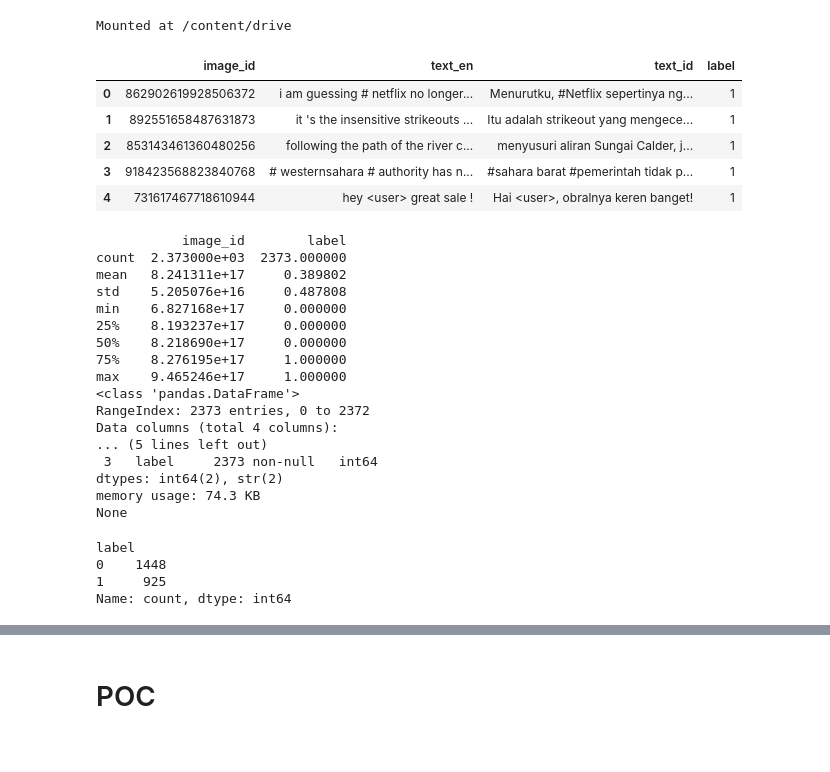
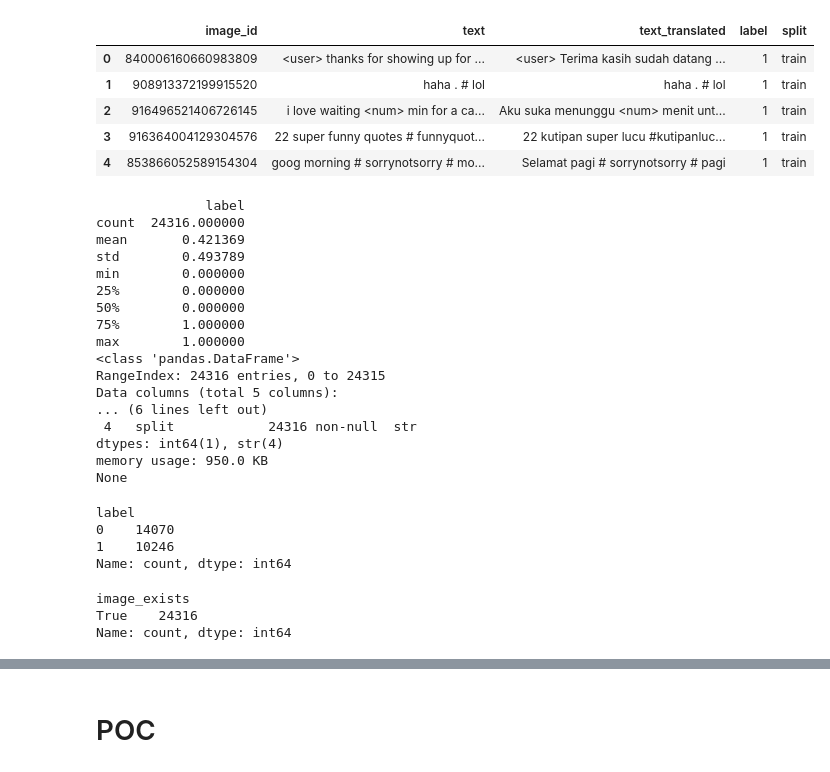
Before and after one commit to Yanfiq/bukan-skripsi, a Jupyter notebook: notebooks/1st_exp/main.ipynb, the cells around one changed output, grey strips where cells are left out. Cells and saved outputs as stored; diff of their text form; code cells hidden in the pictures.

```diff
--- a/notebooks/1st_exp/main.ipynb
+++ b/notebooks/1st_exp/main.ipynb
@@ -32,46 +50,61 @@ dataset.csv         100%[===================>] 463.32K  --.-KB/s    in 0.007s
-# %%
-from google.colab import drive
-drive.mount('/content/drive')
-# %% [output]
-Mounted at /content/drive
 # %%
-df = pd.read_csv("./dataset/dataset.csv", encoding="utf-8")
+df = pd.read_csv("./dataset/dataset_translated.csv", delimiter=";", encoding="utf-8", dtype={"image_id": str, "label": int})
 
 df.head()
 # %% [output]
-|  | image_id | text_en | text_id | label |
-| 0 | 862902619928506372 | i am guessing # netflix no longer... | Menurutku, #Netflix sepertinya ng... | 1 |
-| 1 | 892551658487631873 | it 's the insensitive strikeouts ... | Itu adalah strikeout yang mengece... | 1 |
-| 2 | 853143461360480256 | following the path of the river c... | menyusuri aliran Sungai Calder, j... | 1 |
-| 3 | 918423568823840768 | # westernsahara # authority has n... | #sahara barat #pemerintah tidak p... | 1 |
-| 4 | 731617467718610944 | hey <user> great sale ! | Hai <user>, obralnya keren banget! | 1 |
+|  | image_id | text | text_translated | label | split |
+| 0 | 840006160660983809 | <user> thanks for showing up for ... | <user> Terima kasih sudah datang ... | 1 | train |
+| 1 | 908913372199915520 | haha . # lol | haha . # lol | 1 | train |
+| 2 | 916496521406726145 | i love waiting <num> min for a ca... | Aku suka menunggu <num> menit unt... | 1 | train |
+| 3 | 916364004129304576 | 22 super funny quotes # funnyquot... | 22 kutipan super lucu #kutipanluc... | 1 | train |
+| 4 | 853866052589154304 | goog morning # sorrynotsorry # mo... | Selamat pagi # sorrynotsorry # pagi | 1 | train |
 # %%
 #show some stats
 print(df.describe())
 print(df.info())
 # %% [output]
-           image_id        label
-count  2.373000e+03  2373.000000
-mean   8.241311e+17     0.389802
-std    5.205076e+16     0.487808
-min    6.827168e+17     0.000000
-25%    8.193237e+17     0.000000
-50%    8.218690e+17     0.000000
-75%    8.276195e+17     1.000000
-max    9.465246e+17     1.000000
+              label
+count  24316.000000
+mean       0.421369
+std        0.493789
+min        0.000000
+25%        0.000000
+50%        0.000000
+75%        1.000000
+max        1.000000
 <class 'pandas.DataFrame'>
-RangeIndex: 2373 entries, 0 to 2372
-Data columns (total 4 columns):
-... (5 lines left out)
- 3   label     2373 non-null   int64
-dtypes: int64(2), str(2)
-memory usage: 74.3 KB
+RangeIndex: 24316 entries, 0 to 24315
+Data columns (total 5 columns):
+... (6 lines left out)
+ 4   split            24316 non-null  str
+dtypes: int64(1), str(4)
+memory usage: 950.0 KB
 None
 # %%
 #check the target distribution
 print(df['label'].value_counts())
 # %% [output]
 label
-0    1448
-1     925
+0    14070
+1    10246
 Name: count, dtype: int64
+# %%
+# drop NaN values
+df = df.dropna()
+
+# drop rows with missing image in ./dataset/dataset_image/<image_id>.jpg
+def check_image_exists(image_id):
+    try:
+        img = Image.open(f"./dataset/dataset_image/{image_id}.jpg")
+        return True
+    except FileNotFoundError:
+        print(f"Image {image_id} not found.")
+        return False
+df['image_exists'] = df['image_id'].apply(check_image_exists)
+
+# count how many images are missing
+print(df['image_exists'].value_counts())
+# %% [output]
+image_exists
+True    24316
+Name: count, dtype: int64
```
Also changed, not shown: parts of 22 cells of this notebook, 4 other files.
